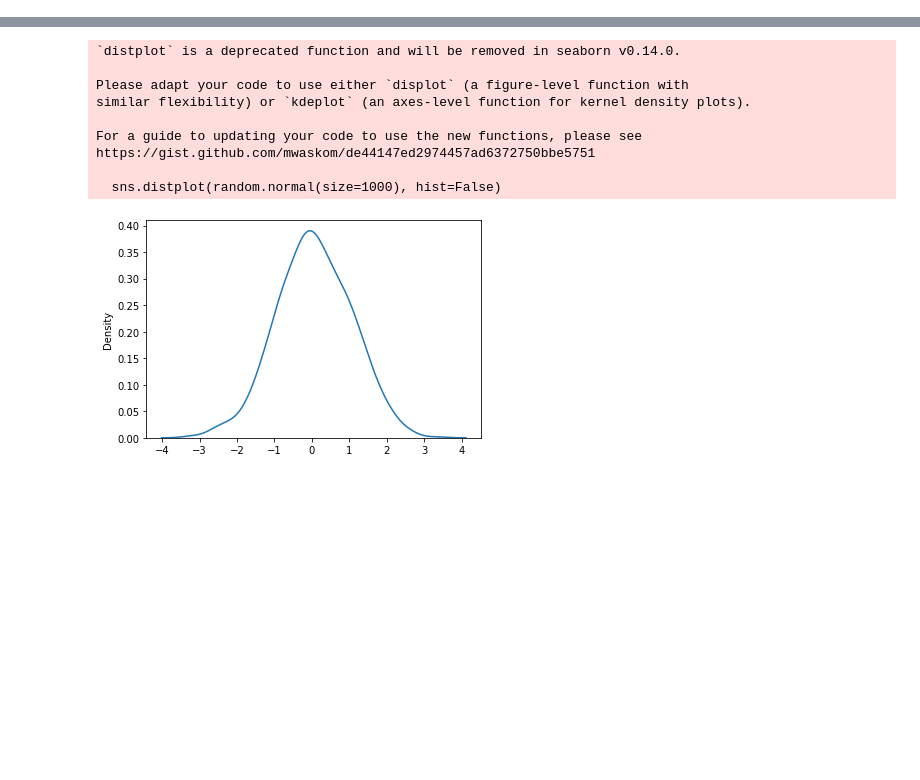
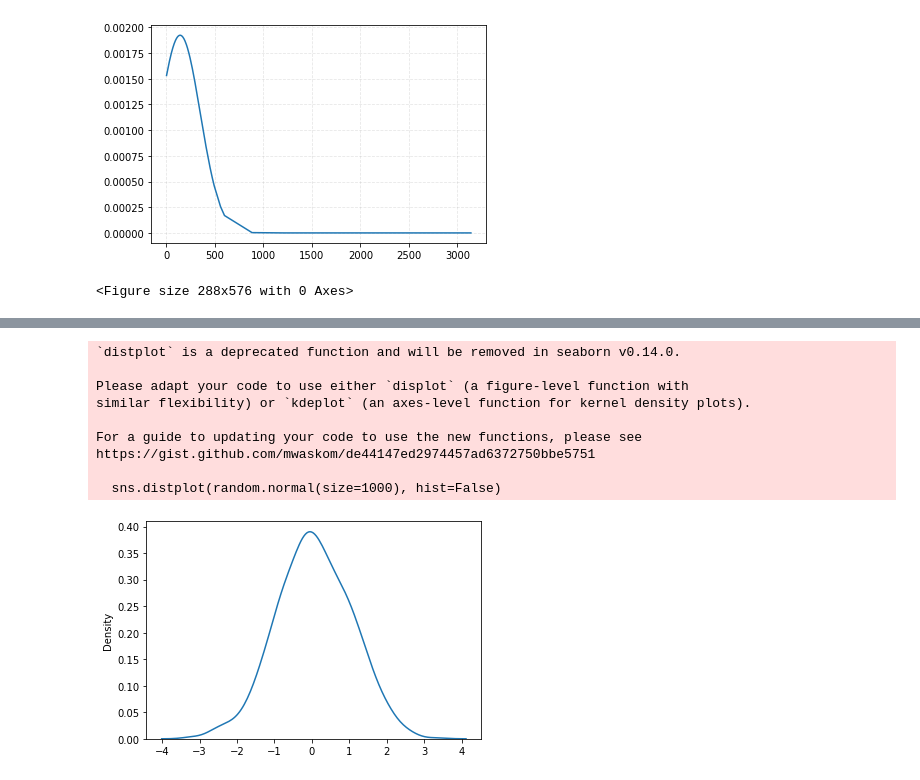
Before and after one commit to annisasufy/statistic, a Jupyter notebook: gaussian_plot.ipynb, the cells around one changed output, grey strips where cells are left out. Saved outputs shown, nothing was run; the diff lists cells and outputs as text; code cells hidden in the pictures; blank space fills up the shorter version.

```diff
--- a/gaussian_plot.ipynb
+++ b/gaussian_plot.ipynb
@@ -4,0 +17,25 @@ import seaborn as sns
+# %%
+#Generating data frame
+# x = np.random.normal(50, 3, 1000)
+source = {"Genotype": ["CV1"]*1000, "AGW": x}
+df = pd.DataFrame(source)
+
+# Calculating mean and Stdev of AGW
+df_mean = np.mean(df_data['predicted_text'])
+df_std = np.std(df_data['predicted_text'])
+
+# Calculating probability density function (PDF)
+pdf = stats.norm.pdf(df_data['predicted_text'].sort_values(), df_mean, df_std)
+
+# Drawing a graph
+plt.plot(df_data['predicted_text'].sort_values(), pdf)
+
+# plt.xlim([30,70])
+# plt.xlabel("Grain weight (mg)", size=12)
+# plt.ylabel("Frequency", size=12)
+plt.grid(True, alpha=0.3, linestyle="--")
+plt.figure(figsize=(4, 8))
+plt.show()
+# %% [output]
+[figure, added]
+<Figure size 288x576 with 0 Axes>
```
Also changed, not shown: parts of 10 cells of this notebook, 2 other files.
